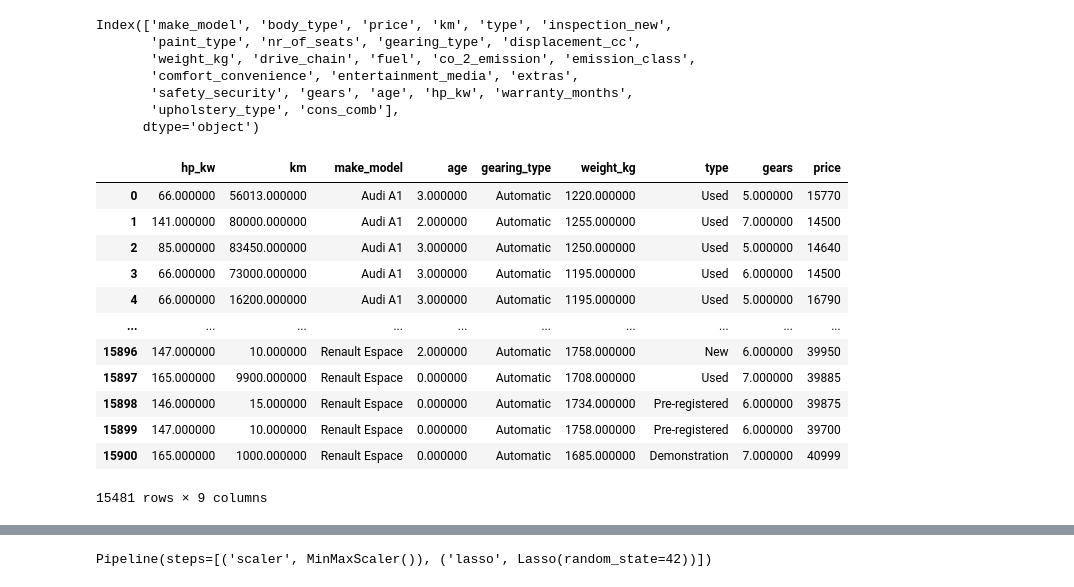
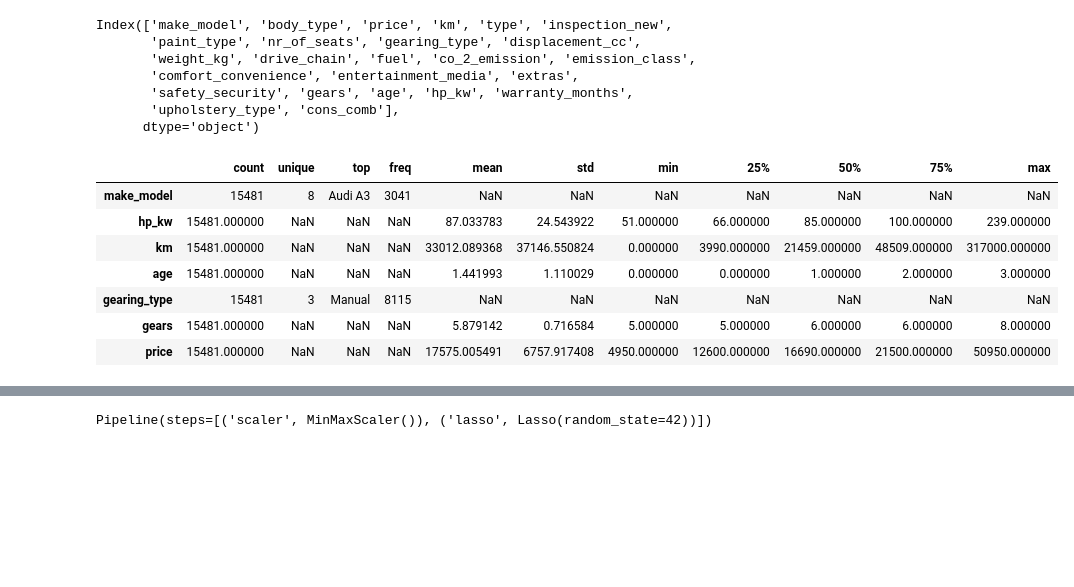
Before and after one commit to celik-muhammed/ML-Autoscout-Car-Price-Prediction-Project, a Jupyter notebook: ML-AutoScout_Multiple_Linear_Regression_with_Regularization_Part-4.ipynb, the cells around one changed output, grey strips where cells are left out. Saved outputs shown, nothing was run; the diff lists cells and outputs as text; code cells hidden in the pictures; blank space fills up the shorter version.

```diff
--- a/ML-AutoScout_Multiple_Linear_Regression_with_Regularization_Part-4.ipynb
+++ b/ML-AutoScout_Multiple_Linear_Regression_with_Regularization_Part-4.ipynb
@@ -2028,22 +2043,17 @@ Index(['make_model', 'body_type', 'price', 'km', 'type', 'inspection_new',
        'upholstery_type', 'cons_comb'],
       dtype='object')
 # %%
-df_final = df[["hp_kw", "km", "make_model", "age", "gearing_type", 'weight_kg', 'type', "gears", "price"]]
-df_final
+df_final = df[['make_model', 'hp_kw', 'km', 'age', 'gearing_type', 'gears', 'price']]
+df_final.describe(include='all').T
 # %% [output]
-|  | hp_kw | km | make_model | age | gearing_type | weight_kg | type | gears | price |
-| 0 | 66.000000 | 56013.000000 | Audi A1 | 3.000000 | Automatic | 1220.000000 | Used | 5.000000 | 15770 |
-| 1 | 141.000000 | 80000.000000 | Audi A1 | 2.000000 | Automatic | 1255.000000 | Used | 7.000000 | 14500 |
-| 2 | 85.000000 | 83450.000000 | Audi A1 | 3.000000 | Automatic | 1250.000000 | Used | 5.000000 | 14640 |
-| 3 | 66.000000 | 73000.000000 | Audi A1 | 3.000000 | Automatic | 1195.000000 | Used | 6.000000 | 14500 |
-| 4 | 66.000000 | 16200.000000 | Audi A1 | 3.000000 | Automatic | 1195.000000 | Used | 5.000000 | 16790 |
-| ... | ... | ... | ... | ... | ... | ... | ... | ... | ... |
-| 15896 | 147.000000 | 10.000000 | Renault Espace | 2.000000 | Automatic | 1758.000000 | New | 6.000000 | 39950 |
-| 15897 | 165.000000 | 9900.000000 | Renault Espace | 0.000000 | Automatic | 1708.000000 | Used | 7.000000 | 39885 |
-| 15898 | 146.000000 | 15.000000 | Renault Espace | 0.000000 | Automatic | 1734.000000 | Pre-registered | 6.000000 | 39875 |
-| 15899 | 147.000000 | 10.000000 | Renault Espace | 0.000000 | Automatic | 1758.000000 | Pre-registered | 6.000000 | 39700 |
-| 15900 | 165.000000 | 1000.000000 | Renault Espace | 0.000000 | Automatic | 1685.000000 | Demonstration | 7.000000 | 40999 |
+|  | count | unique | top | freq | mean | std | min | 25% | 50% | 75% | max |
+| make_model | 15481 | 8 | Audi A3 | 3041 | NaN | NaN | NaN | NaN | NaN | NaN | NaN |
+| hp_kw | 15481.000000 | NaN | NaN | NaN | 87.033783 | 24.543922 | 51.000000 | 66.000000 | 85.000000 | 100.000000 | 239.000000 |
+| km | 15481.000000 | NaN | NaN | NaN | 33012.089368 | 37146.550824 | 0.000000 | 3990.000000 | 21459.000000 | 48509.000000 | 317000.000000 |
+| age | 15481.000000 | NaN | NaN | NaN | 1.441993 | 1.110029 | 0.000000 | 0.000000 | 1.000000 | 2.000000 | 3.000000 |
+| gearing_type | 15481 | 3 | Manual | 8115 | NaN | NaN | NaN | NaN | NaN | NaN | NaN |
+| gears | 15481.000000 | NaN | NaN | NaN | 5.879142 | 0.716584 | 5.000000 | 5.000000 | 6.000000 | 6.000000 | 8.000000 |
+| price | 15481.000000 | NaN | NaN | NaN | 17575.005491 | 6757.917408 | 4950.000000 | 12600.000000 | 16690.000000 | 21500.000000 | 50950.000000 |
-15481 rows × 9 columns
 # %%
 X = df_final.drop(columns=["price"])
 y = df_final["price"]
```
Also changed, not shown: parts of 81 cells of this notebook.
